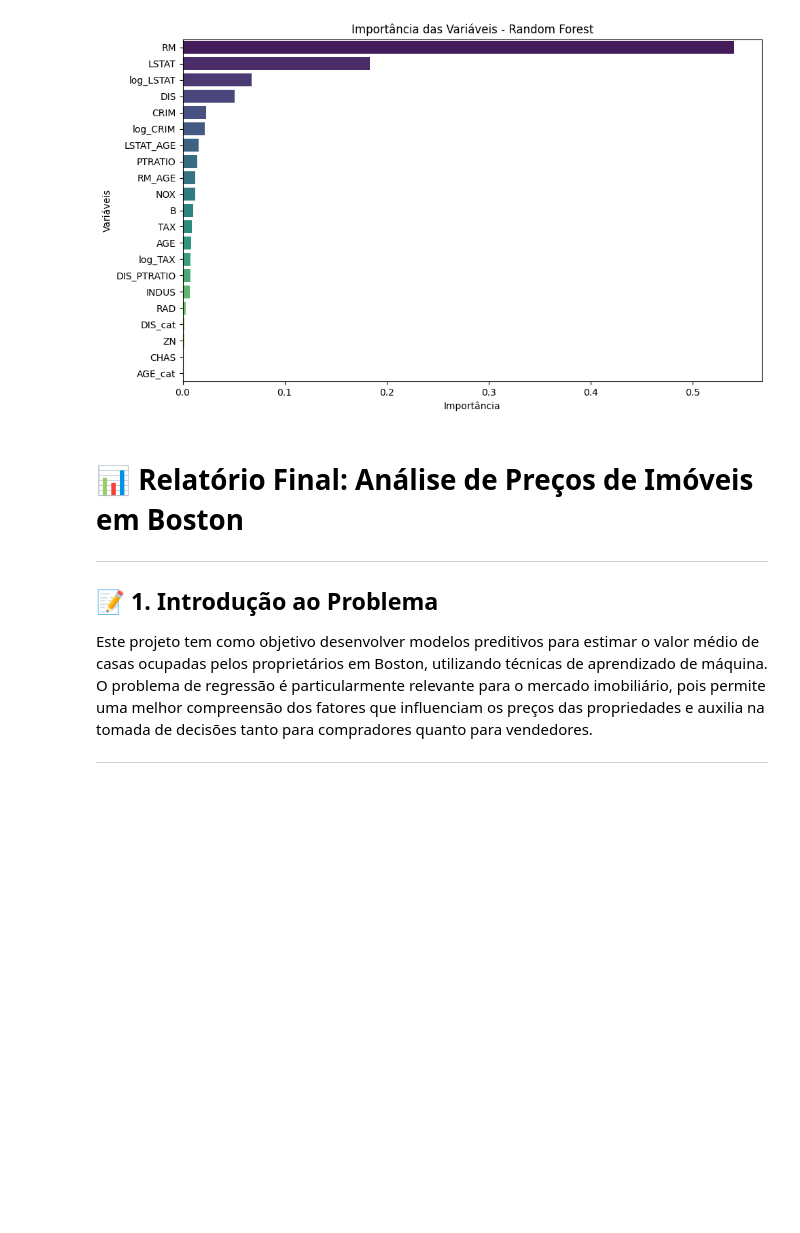
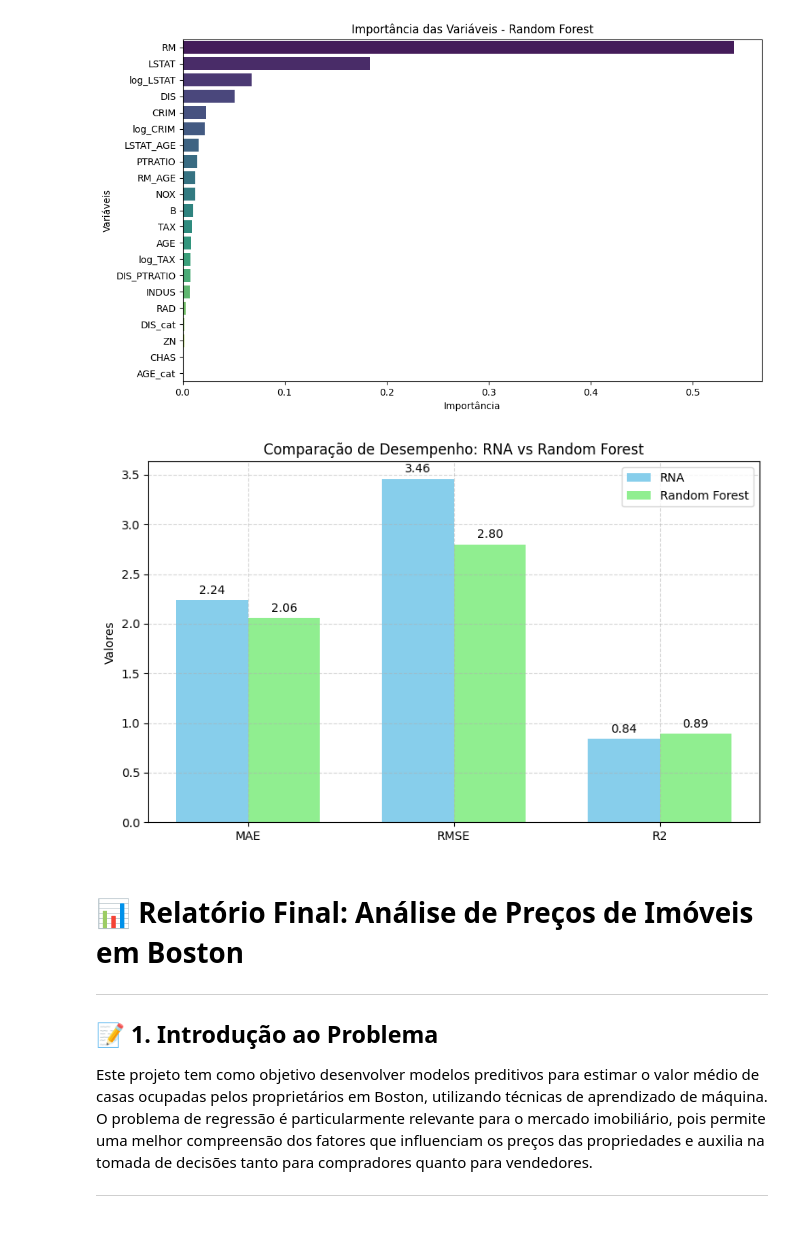
Before and after one commit to LucasPicancoo/Atividade-de-aprendizado-supervisionado, a Jupyter notebook: Preço_de_casas.ipynb, the cells around one changed output. Cells and saved outputs as stored; diff of their text form; code cells hidden in the pictures; blank space fills up the shorter version.

```diff
--- a/Preço_de_casas.ipynb
+++ b/Preço_de_casas.ipynb
@@ -795,6 +803,45 @@ plt.tight_layout()
 plt.show()
 # %% [output]
 [figure]
+# %%
+import matplotlib.pyplot as plt
+import numpy as np
+
+# Métricas dos modelos (substitua pelos seus valores reais, se necessário)
+metrics = ["MAE", "RMSE", "R2"]
+rna_scores = [2.24, 3.46, 0.84]
+rf_scores = [2.06, 2.80, 0.89]
+
+# Posição das barras no eixo x
+x = np.arange(len(metrics))
+width = 0.35  # Largura das barras
+
+# Criando o gráfico
+fig, ax = plt.subplots(figsize=(8, 5))
+bars1 = ax.bar(x - width/2, rna_scores, width, label='RNA', color='skyblue')
+bars2 = ax.bar(x + width/2, rf_scores, width, label='Random Forest', color='lightgreen')
+
+# Configurações do gráfico
+ax.set_ylabel('Valores')
+ax.set_title('Comparação de Desempenho: RNA vs Random Forest')
+ax.set_xticks(x)
+ax.set_xticklabels(metrics)
+ax.legend()
+ax.grid(True, linestyle='--', alpha=0.5)
+
+# Adicionando os valores acima das barras
+for bar in bars1 + bars2:
+    height = bar.get_height()
+    ax.annotate(f'{height:.2f}',
+                xy=(bar.get_x() + bar.get_width() / 2, height),
+                xytext=(0, 3),
+                textcoords="offset points",
+                ha='center', va='bottom')
+
+plt.tight_layout()
+plt.show()
+# %% [output]
+[figure, added]
 # %% [markdown]
 # 📊 Relatório Final: Análise de Preços de Imóveis em Boston
 
```
Also changed, not shown: parts of 7 cells of this notebook.
